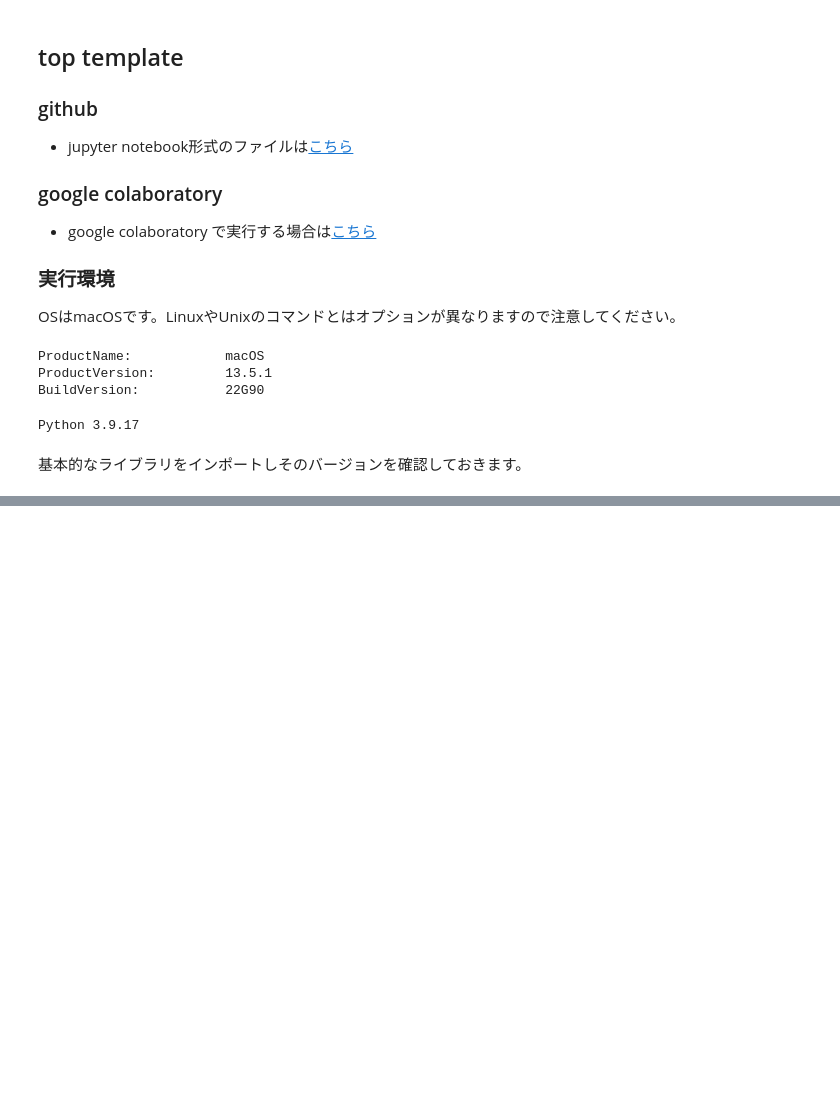
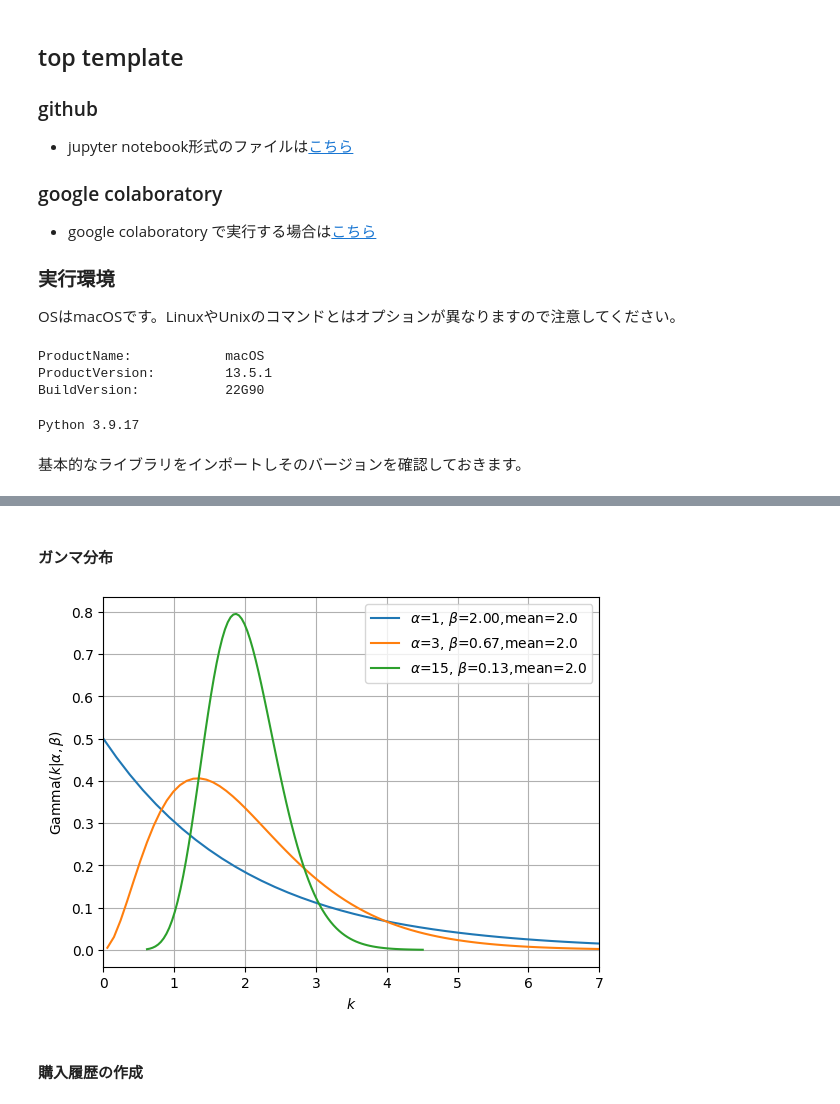
Before and after one commit to hiroshi0530/wa-src, a Jupyter notebook: rec/mkt/04/04_nb.ipynb, the cells around one changed output, grey strips where cells are left out. Drawn from its saved outputs; the diff is of its cells as text; code cells hidden in the pictures; blank space fills up the shorter version.

```diff
--- a/rec/mkt/04/04_nb.ipynb
+++ b/rec/mkt/04/04_nb.ipynb
@@ -59,0 +290,23 @@ SQLiteは軽量でファイルベースのデータベースであり、大規
+# %% [markdown]
+#### ガンマ分布
+# %%
+import numpy as np
+import matplotlib.pyplot as plt
+
+from scipy.stats import gamma
+
+for a, b in zip([1, 3, 15], [2, 2 / 3, 2 / 15]):
+    x = np.linspace(gamma.ppf(0.0001, a, scale=b), gamma.ppf(0.9999, a, scale=b), 100)
+    mean, var, skew, kurt = gamma.stats(a, scale=b, moments="mvsk")
+    plt.plot(x, gamma.pdf(x, a, scale=b), label=f"$\\alpha$={a}, $\\beta$={b:.2f},mean={mean}")
+
+plt.xlim([0, 7])
+plt.xlabel("$k$")
+plt.ylabel("$\\text{Gamma}(k|\\alpha, \\beta)$")
+plt.grid()
+plt.legend()
+plt.show()
+# %% [output]
+[figure, added]
+# %% [markdown]
+#### 購入履歴の作成
```
Also changed, not shown: parts of 35 cells of this notebook, 30 other files.
